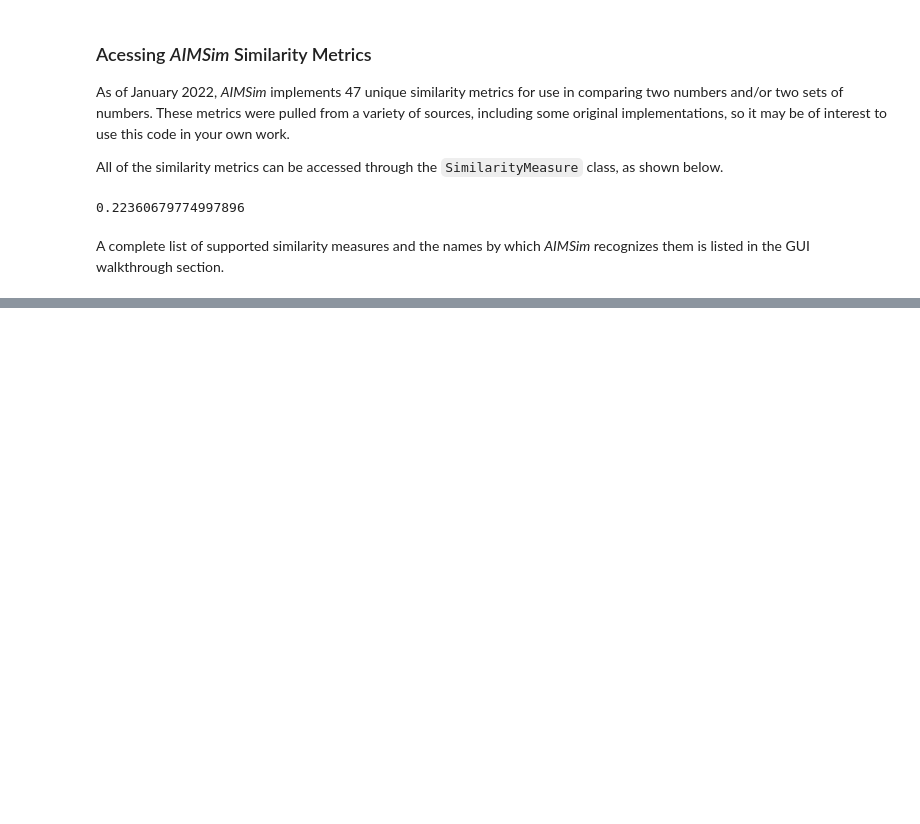
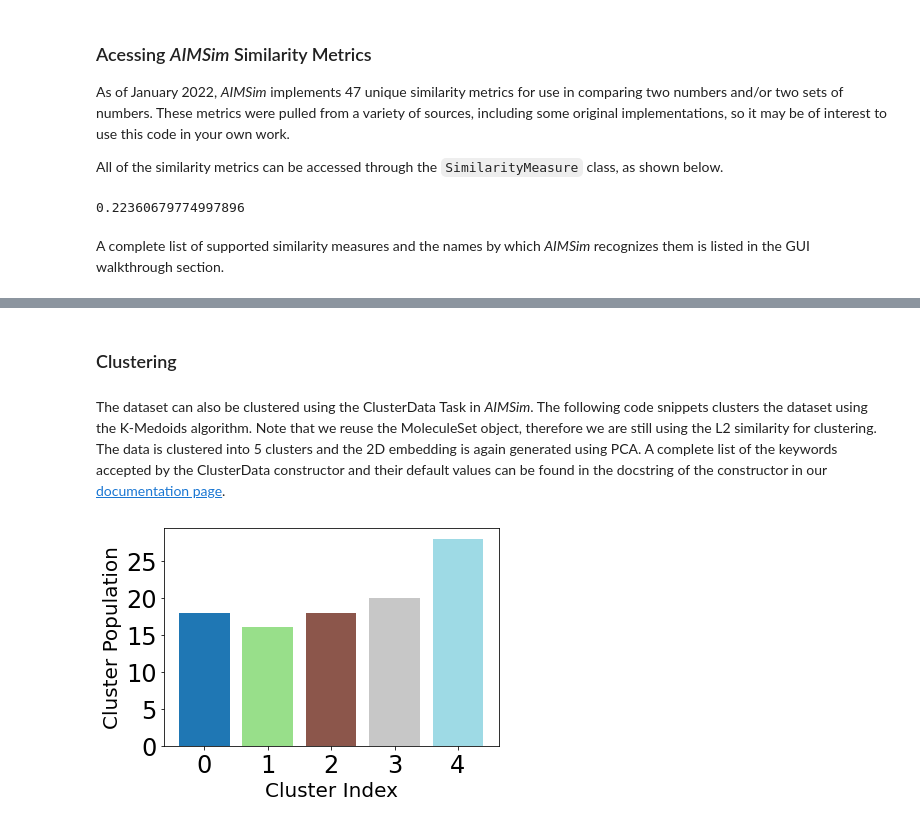
Before and after one commit to VlachosGroup/AIMSim, a Jupyter notebook: AIMSim-demo.ipynb, the cells around one changed output, grey strips where cells are left out. Saved outputs shown, nothing was run; the diff lists cells and outputs as text; code cells hidden in the pictures; blank space fills up the shorter version.

```diff
--- a/AIMSim-demo.ipynb
+++ b/AIMSim-demo.ipynb
@@ -399,0 +445,14 @@ A complete list of supported similarity measures and the names by which _AIMSim_
+# %% [markdown]
+### Clustering
+# %% [markdown]
+The dataset can also be clustered using the ClusterData Task in _AIMSim_. The following code snippets clusters the dataset using the K-Medoids algorithm. Note that we reuse the MoleculeSet object, therefore we are still using the L2 similarity for clustering. The data is clustered into 5 clusters and the 2D embedding is again generated using PCA. A complete list of the keywords accepted by the ClusterData constructor and their default values can be found in the docstring of the constructor in our [documentation page](https://vlachosgroup.github.io/AIMSim/).
+# %%
+from aimsim.tasks import ClusterData
+
+clustering = ClusterData(n_clusters=5,  # data is clustered into 5 clusters
+                         clustering_method='kmedoids',
+                         embedding_plot_settings={"embedding": {"method": "pca"}}
+                         )
+clustering(molecule_set)
+# %% [output]
+[figure, added]
```
Also changed, not shown: parts of 11 cells of this notebook.
